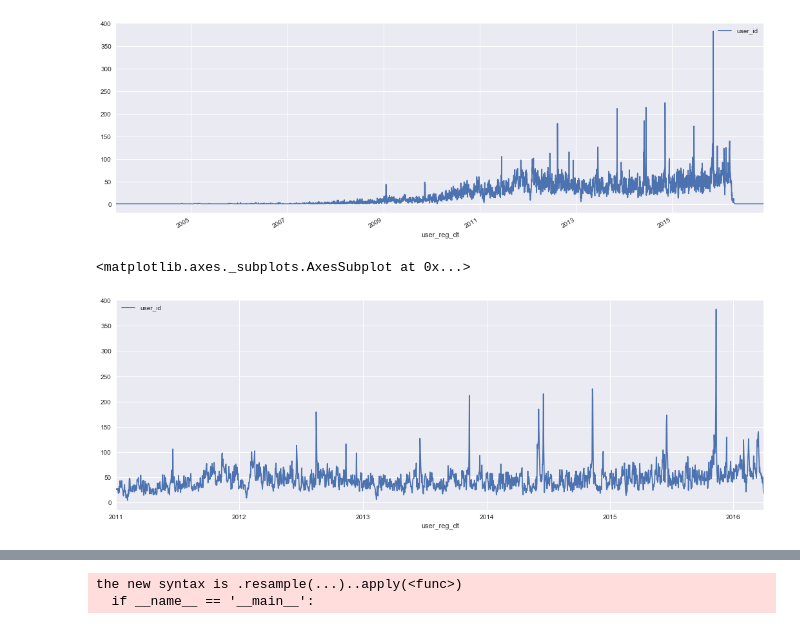
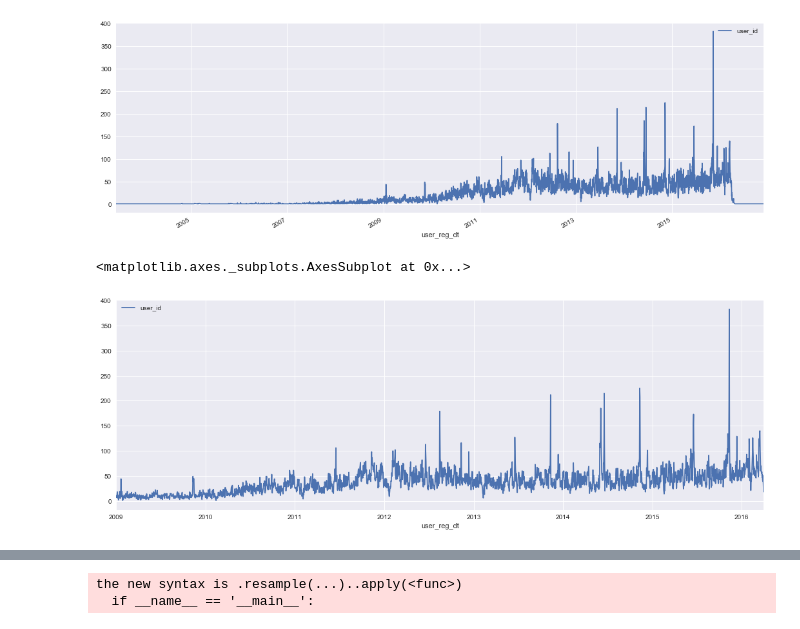
Before and after one commit to Purpleyou/DataScienceNotes, a Jupyter notebook: JD/EDA.ipynb, the cells around one changed output, grey strips where cells are left out. Cells and saved outputs as stored; diff of their text form; code cells hidden in the pictures.

```diff
--- a/JD/EDA.ipynb
+++ b/JD/EDA.ipynb
@@ -87,7 +87,7 @@ plt.figure(); date_count.plot(); plt.legend(loc='best')
 <matplotlib.figure.Figure at 0x...>
 [figure]
 # %%
-date_count['2011':'2016-03'].plot()
+date_count['2009':'2016-03'].plot()
 # %% [output]
 <matplotlib.axes._subplots.AxesSubplot at 0x...>
-[figure, old version]
+[figure, new version]
```
Also changed, not shown: parts of 11 cells of this notebook.
